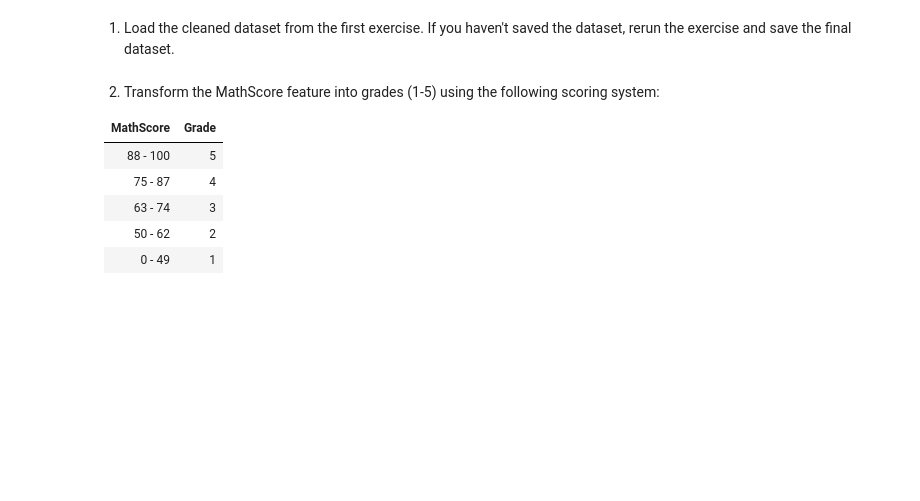
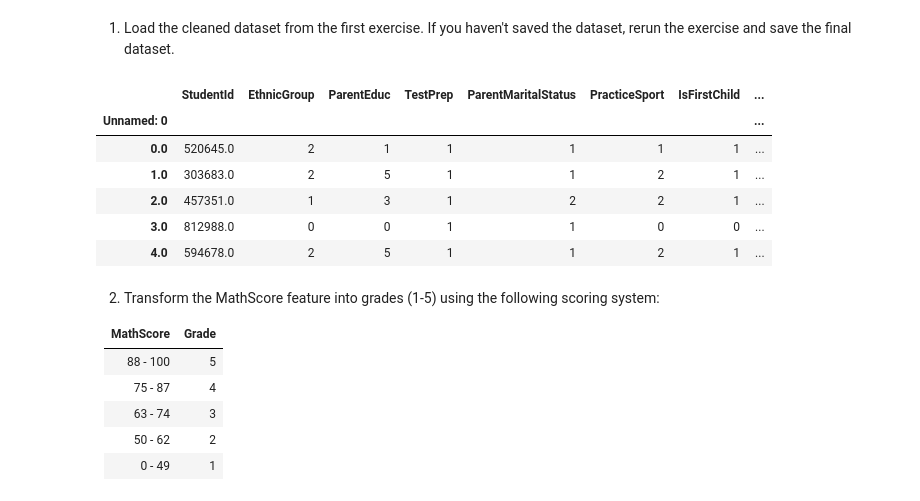
Before and after one commit to iscogonzalez18/IDS_FER, a Jupyter notebook: LabExercises/Homework6/cogsci_lab6.ipynb, the cells around one changed output. Drawn from its saved outputs; the diff is of its cells as text; code cells hidden in the pictures; blank space fills up the shorter version.

```diff
--- a/LabExercises/Homework6/cogsci_lab6.ipynb
+++ b/LabExercises/Homework6/cogsci_lab6.ipynb
@@ -18,3 +16,19 @@ from sklearn.metrics import classification_report, confusion_matrix, ConfusionMa
+# %%
+#solution
+data = pd.read_csv("../Homework1/students_score_clean.csv",index_col = 0)
+
+#drop non-numeric columns
+data = data.drop(['Gender', 'LunchType'], axis=1)
+
+data.head()
+# %% [output]
+|  | StudentId | EthnicGroup | ParentEduc | TestPrep | ParentMaritalStatus | PracticeSport | IsFirstChild | ... |
+| Unnamed: 0 |  |  |  |  |  |  |  | ... |
+| 0.0 | 520645.0 | 2 | 1 | 1 | 1 | 1 | 1 | ... |
+| 1.0 | 303683.0 | 2 | 5 | 1 | 1 | 2 | 1 | ... |
+| 2.0 | 457351.0 | 1 | 3 | 1 | 2 | 2 | 1 | ... |
+| 3.0 | 812988.0 | 0 | 0 | 1 | 1 | 0 | 0 | ... |
+| 4.0 | 594678.0 | 2 | 5 | 1 | 1 | 2 | 1 | ... |
 # %% [markdown]
 2. Transform the MathScore feature into grades (1-5) using the following scoring system:
 
```
Also changed, not shown: parts of 12 cells of this notebook, 2 other files.
